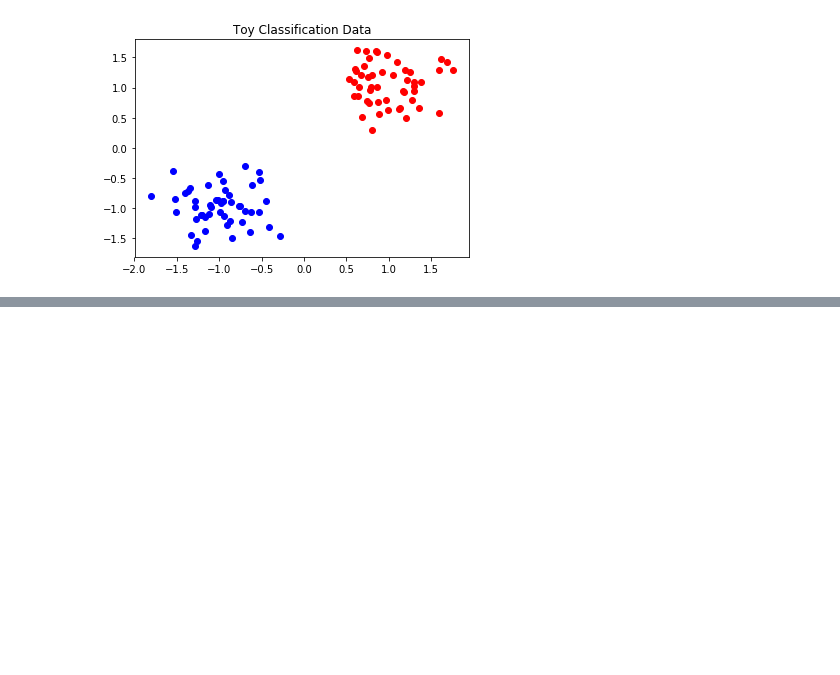
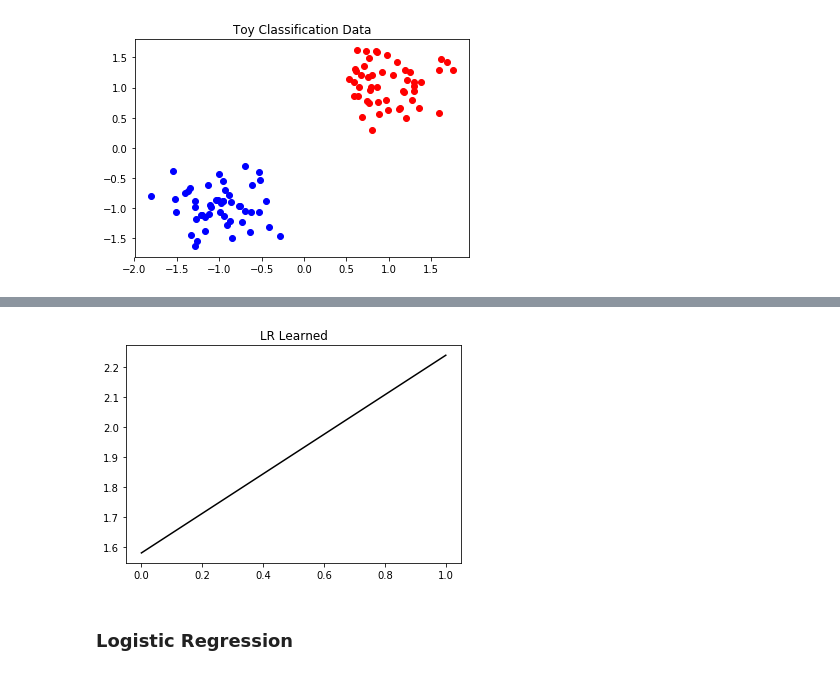
Before and after one commit to sohaibfarooqi/tensorflow-for-deep-learning, a Jupyter notebook: chapter-03.ipynb, the cells around one changed output, grey strips where cells are left out. Cells and saved outputs as stored; diff of their text form; code cells hidden in the pictures; blank space fills up the shorter version.

```diff
--- a/chapter-03.ipynb
+++ b/chapter-03.ipynb
@@ -32,0 +64,12 @@ plt.show()
+# %%
+x_left = 0
+y_left = w_final[0]*x_left + b_final
+x_right = 1
+y_right = w_final[0]*x_right + b_final
+plt.plot([x_left, x_right], [y_left, y_right], color='k')
+plt.title("LR Learned")
+plt.show()
+# %% [output]
+[figure, added]
+# %% [markdown]
+### Logistic Regression
```
Also changed, not shown: parts of 6 cells of this notebook.
